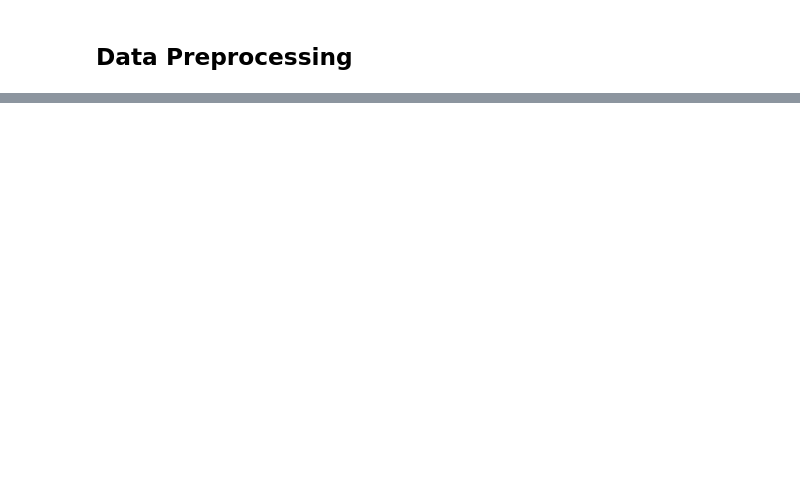
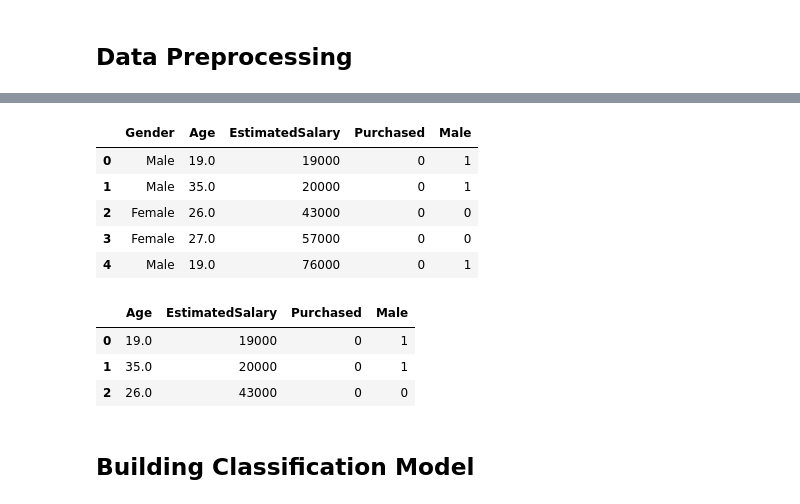
Before and after one commit to harunaOseni/suv-pj, a Jupyter notebook: suv_midterm_project.ipynb, the cells around one changed output, grey strips where cells are left out. Drawn from its saved outputs; the diff is of its cells as text; code cells hidden in the pictures; blank space fills up the shorter version.

Commit message:
stage: Building Classification Model

```diff
--- a/suv_midterm_project.ipynb
+++ b/suv_midterm_project.ipynb
@@ -177,0 +184,2 @@ sns.heatmap(suv.corr(), annot=True, vmin=-1, cmap='Spectral')
+# %%
+suv.drop(['User ID'], axis=1, inplace=True)
@@ -177,0 +222,4 @@ sns.heatmap(suv.corr(), annot=True, vmin=-1, cmap='Spectral')
+# %%
+with warnings.catch_warnings():
+    warnings.simplefilter('ignore', category=RuntimeWarning)
+    suv['Age'].fillna(suv['Age'].median(), inplace=True)
@@ -177,0 +239,2 @@ sns.heatmap(suv.corr(), annot=True, vmin=-1, cmap='Spectral')
+# %%
+suv1 = pd.get_dummies(suv['Gender'], drop_first=True)
@@ -177,0 +250,11 @@ sns.heatmap(suv.corr(), annot=True, vmin=-1, cmap='Spectral')
+# %%
+suv = pd.concat([suv, suv1], axis=1)
+# %%
+suv.head()
+# %% [output]
+|  | Gender | Age | EstimatedSalary | Purchased | Male |
+| 0 | Male | 19.0 | 19000 | 0 | 1 |
+| 1 | Male | 35.0 | 20000 | 0 | 1 |
+| 2 | Female | 26.0 | 43000 | 0 | 0 |
+| 3 | Female | 27.0 | 57000 | 0 | 0 |
+| 4 | Male | 19.0 | 76000 | 0 | 1 |
@@ -177,0 +263,9 @@ sns.heatmap(suv.corr(), annot=True, vmin=-1, cmap='Spectral')
+# %%
+suv.head(3)
+# %% [output]
+|  | Age | EstimatedSalary | Purchased | Male |
+| 0 | 19.0 | 19000 | 0 | 1 |
+| 1 | 35.0 | 20000 | 0 | 1 |
+| 2 | 26.0 | 43000 | 0 | 0 |
+# %% [markdown]
+## Building Classification Model
```
Also changed, not shown: parts of 22 cells of this notebook.
